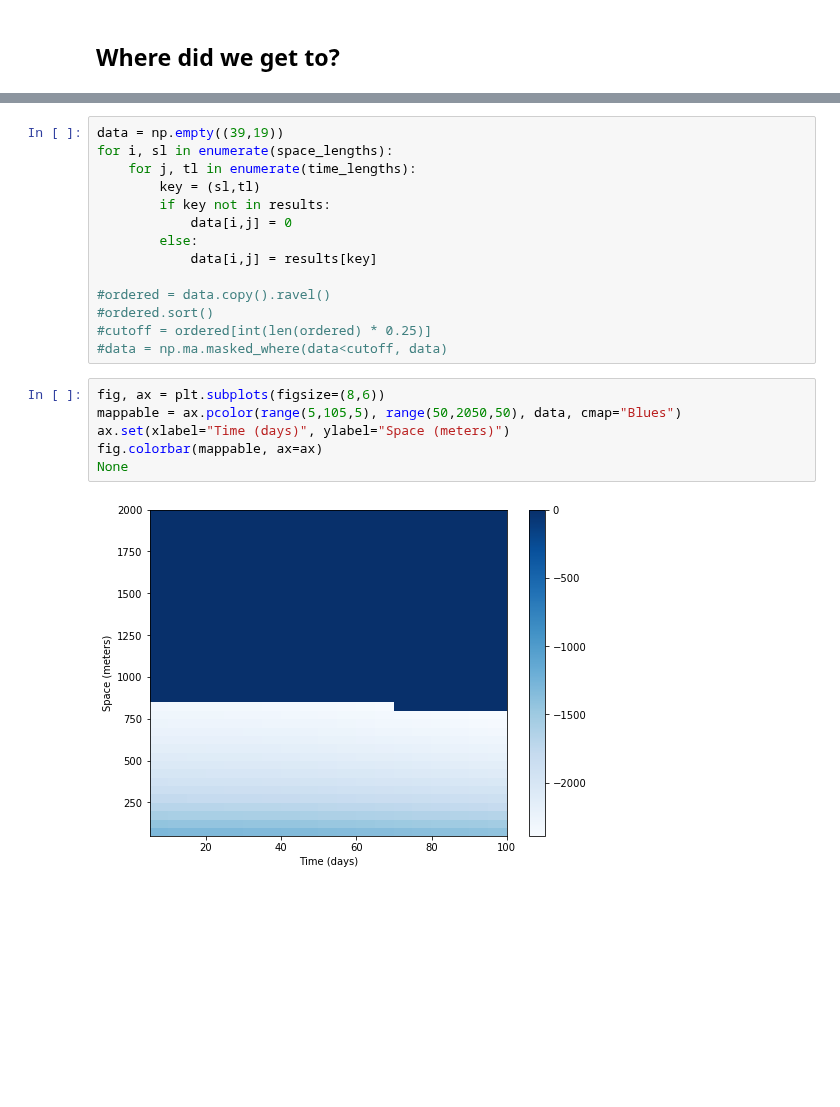
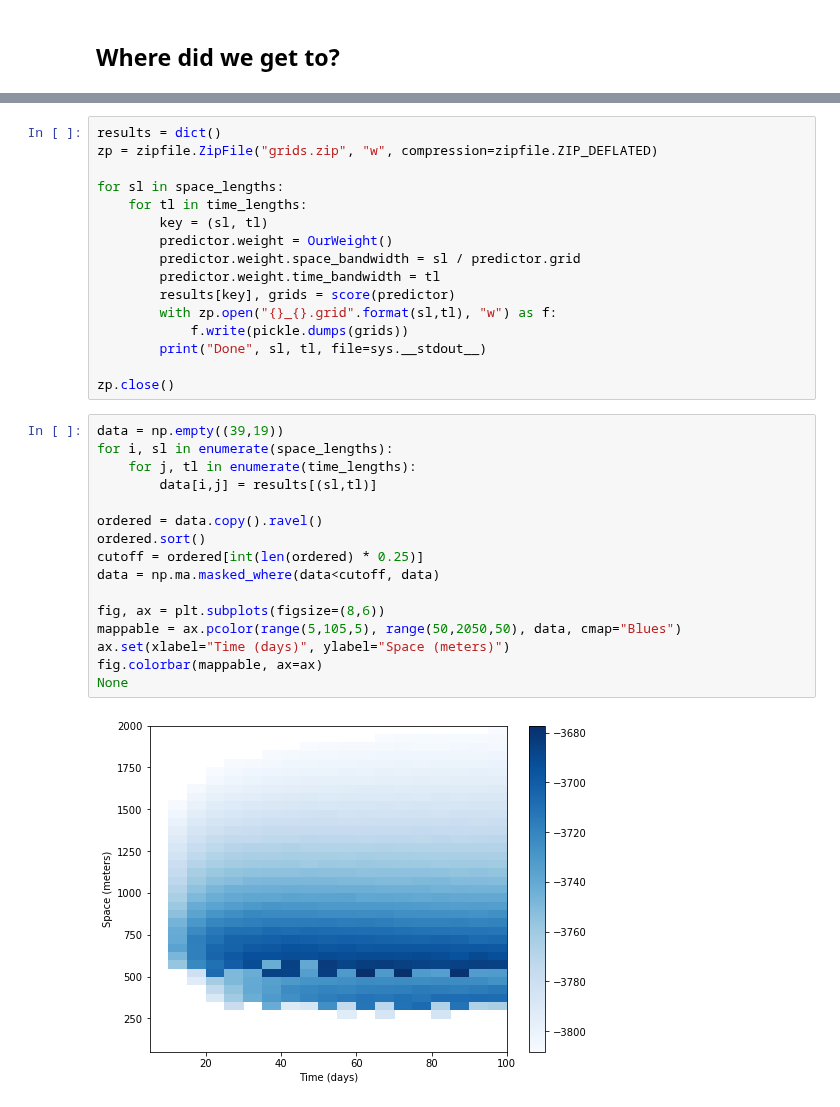
Before and after one commit to QuantCrimAtLeeds/PredictCode, a Jupyter notebook: examples/Networks/Case study Chicago/Cross-Validation grid.ipynb, the cells around one changed output, grey strips where cells are left out. Drawn from its saved outputs; the diff is of its cells as text; blank space fills up the shorter version.

```diff
--- a/examples/Networks/Case study Chicago/Cross-Validation grid.ipynb
+++ b/examples/Networks/Case study Chicago/Cross-Validation grid.ipynb
@@ -318,22 +373,34 @@ for sl in space_lengths:
+# %%
+results = dict()
+zp = zipfile.ZipFile("grids.zip", "w", compression=zipfile.ZIP_DEFLATED)
+
+for sl in space_lengths:
+    for tl in time_lengths:
+        key = (sl, tl)
+        predictor.weight = OurWeight()
+        predictor.weight.space_bandwidth = sl / predictor.grid
+        predictor.weight.time_bandwidth = tl
+        results[key], grids = score(predictor)
+        with zp.open("{}_{}.grid".format(sl,tl), "w") as f:
+            f.write(pickle.dumps(grids))
+        print("Done", sl, tl, file=sys.__stdout__)
+
+zp.close()
 # %%
 data = np.empty((39,19))
 for i, sl in enumerate(space_lengths):
     for j, tl in enumerate(time_lengths):
-        key = (sl,tl)
-        if key not in results:
-            data[i,j] = 0
-        else:
-            data[i,j] = results[key]
+        data[i,j] = results[(sl,tl)]
 
-#ordered = data.copy().ravel()
-#ordered.sort()
-#cutoff = ordered[int(len(ordered) * 0.25)]
-#data = np.ma.masked_where(data<cutoff, data)
+ordered = data.copy().ravel()
+ordered.sort()
+cutoff = ordered[int(len(ordered) * 0.25)]
+data = np.ma.masked_where(data<cutoff, data)
+
+fig, ax = plt.subplots(figsize=(8,6))
+mappable = ax.pcolor(range(5,105,5), range(50,2050,50), data, cmap="Blues")
+ax.set(xlabel="Time (days)", ylabel="Space (meters)")
+fig.colorbar(mappable, ax=ax)
+None
+# %% [output]
+[figure, added]
-# %%
-fig, ax = plt.subplots(figsize=(8,6))
-mappable = ax.pcolor(range(5,105,5), range(50,2050,50), data, cmap="Blues")
-ax.set(xlabel="Time (days)", ylabel="Space (meters)")
-fig.colorbar(mappable, ax=ax)
-None
-# %% [output]
-[figure, removed]
```
Also changed, not shown: parts of 22 cells of this notebook.
